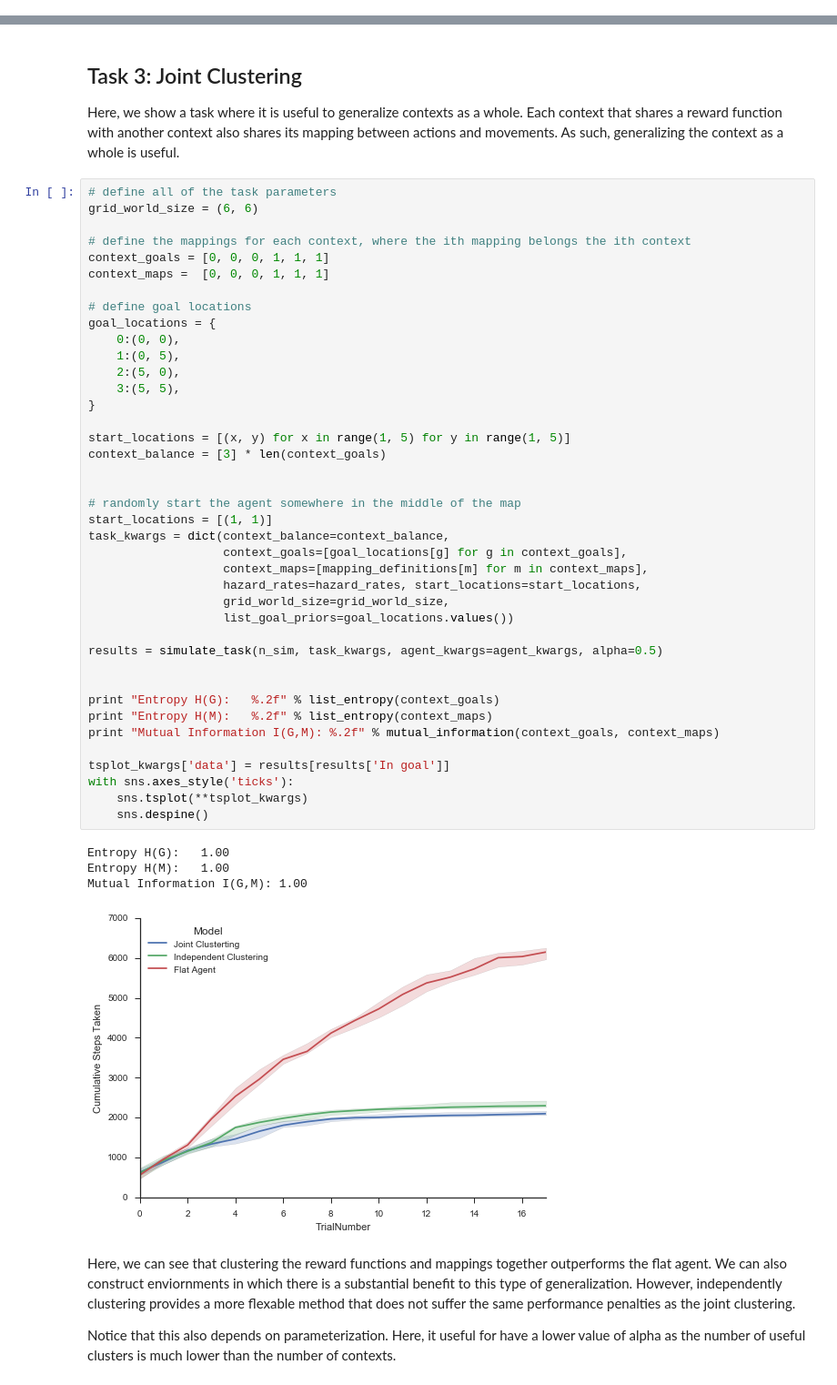
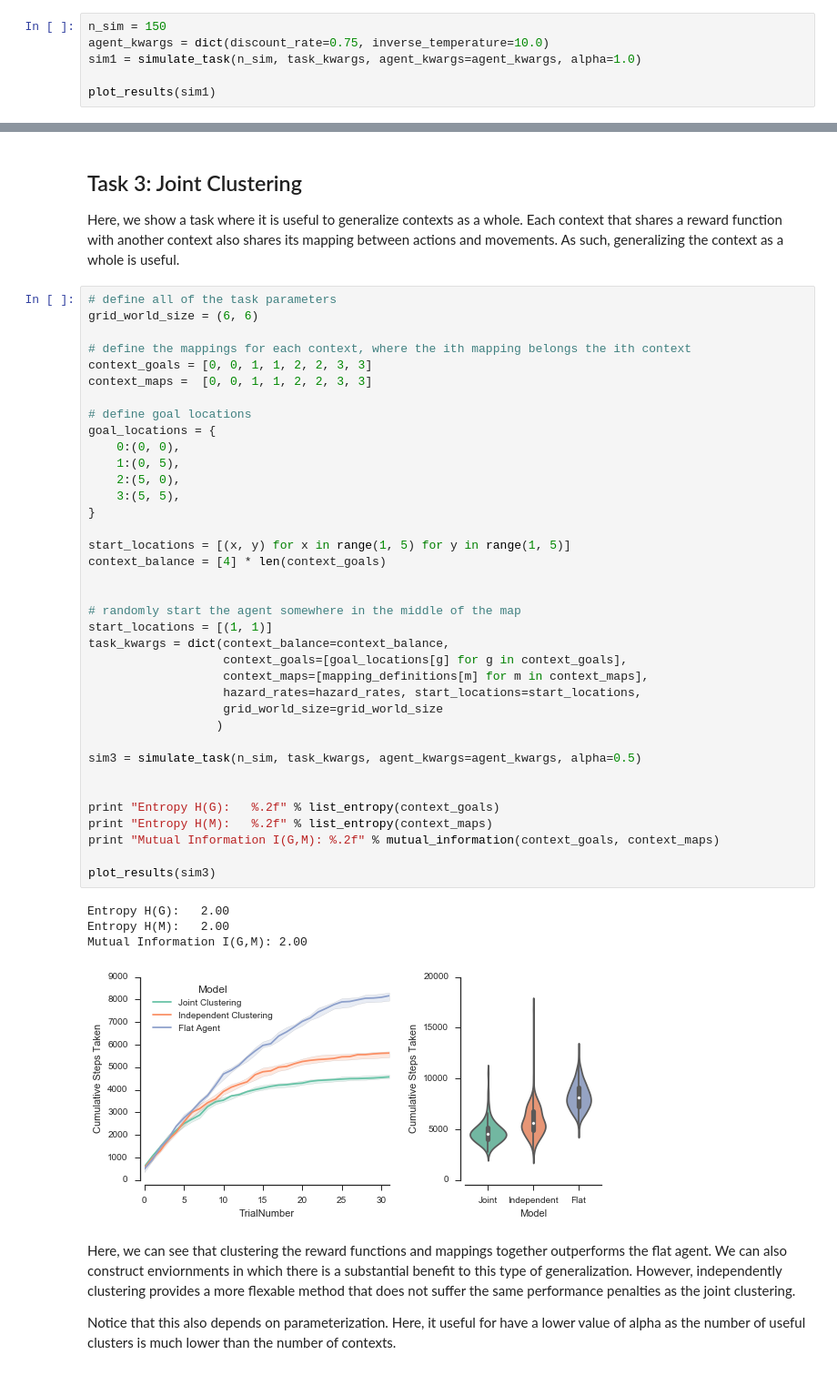
Before and after one commit to nicktfranklin/IndependentClusters, a Jupyter notebook: Demonstration.ipynb, the cells around one changed output, grey strips where cells are left out. Shown at 91% size. Saved outputs shown, nothing was run; the diff lists cells and outputs as text.

```diff
--- a/Demonstration.ipynb
+++ b/Demonstration.ipynb
@@ -135,0 +108,6 @@ with sns.axes_style('ticks'):
+# %%
+n_sim = 150
+agent_kwargs = dict(discount_rate=0.75, inverse_temperature=10.0)
+sim1 = simulate_task(n_sim, task_kwargs, agent_kwargs=agent_kwargs, alpha=1.0)
+
+plot_results(sim1)
@@ -177,47 +163,44 @@ Here, we show a task where it is useful to generalize contexts as a whole. Each
 # define all of the task parameters
 grid_world_size = (6, 6)
 
 # define the mappings for each context, where the ith mapping belongs the ith context
-context_goals = [0, 0, 0, 1, 1, 1]
-context_maps =  [0, 0, 0, 1, 1, 1]
+context_goals = [0, 0, 1, 1, 2, 2, 3, 3]
+context_maps =  [0, 0, 1, 1, 2, 2, 3, 3]
 
 # define goal locations
 goal_locations = {
     0:(0, 0),
     1:(0, 5),
     2:(5, 0),
     3:(5, 5),
 }
 
 start_locations = [(x, y) for x in range(1, 5) for y in range(1, 5)]
-context_balance = [3] * len(context_goals)
+context_balance = [4] * len(context_goals)
 
 
 # randomly start the agent somewhere in the middle of the map
 start_locations = [(1, 1)]
 task_kwargs = dict(context_balance=context_balance,
                    context_goals=[goal_locations[g] for g in context_goals],
                    context_maps=[mapping_definitions[m] for m in context_maps],
                    hazard_rates=hazard_rates, start_locations=start_locations,
-                   grid_world_size=grid_world_size,
-                   list_goal_priors=goal_locations.values())
+                   grid_world_size=grid_world_size
+                  )
 
-results = simulate_task(n_sim, task_kwargs, agent_kwargs=agent_kwargs, alpha=0.5)
+sim3 = simulate_task(n_sim, task_kwargs, agent_kwargs=agent_kwargs, alpha=0.5)
 
 
 print "Entropy H(G):   %.2f" % list_entropy(context_goals)
 print "Entropy H(M):   %.2f" % list_entropy(context_maps)
 print "Mutual Information I(G,M): %.2f" % mutual_information(context_goals, context_maps)
 
-tsplot_kwargs['data'] = results[results['In goal']]
-with sns.axes_style('ticks'):
-    sns.tsplot(**tsplot_kwargs)
-    sns.despine()
+plot_results(sim3)
 # %% [output]
-Entropy H(G):   1.00
-Entropy H(M):   1.00
-Mutual Information I(G,M): 1.00
+Entropy H(G):   2.00
+Entropy H(M):   2.00
+Mutual Information I(G,M): 2.00
-[figure, old version]
+[figure, new version]
 # %% [markdown]
 Here, we can see that clustering the reward functions and mappings together outperforms the flat agent. We can also construct enviornments in which there is a substantial benefit to this type of generalization. However, independently clustering provides a more flexable method that does not suffer the same performance penalties as the joint clustering.
 
```
Also changed, not shown: parts of 7 cells of this notebook, 2 other files.
